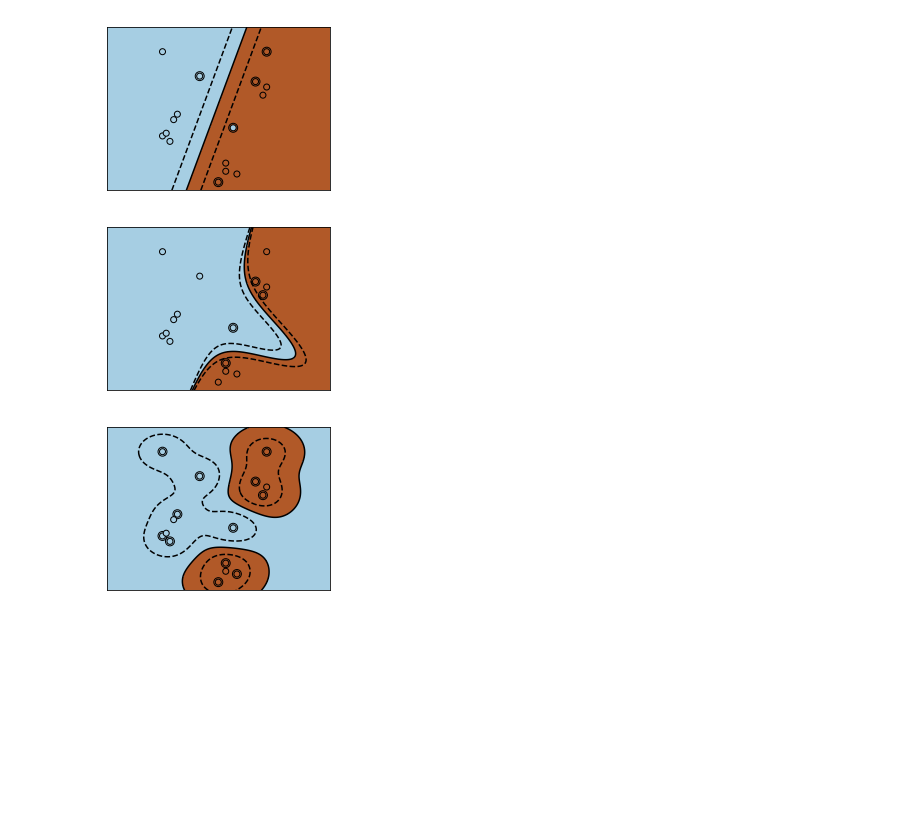
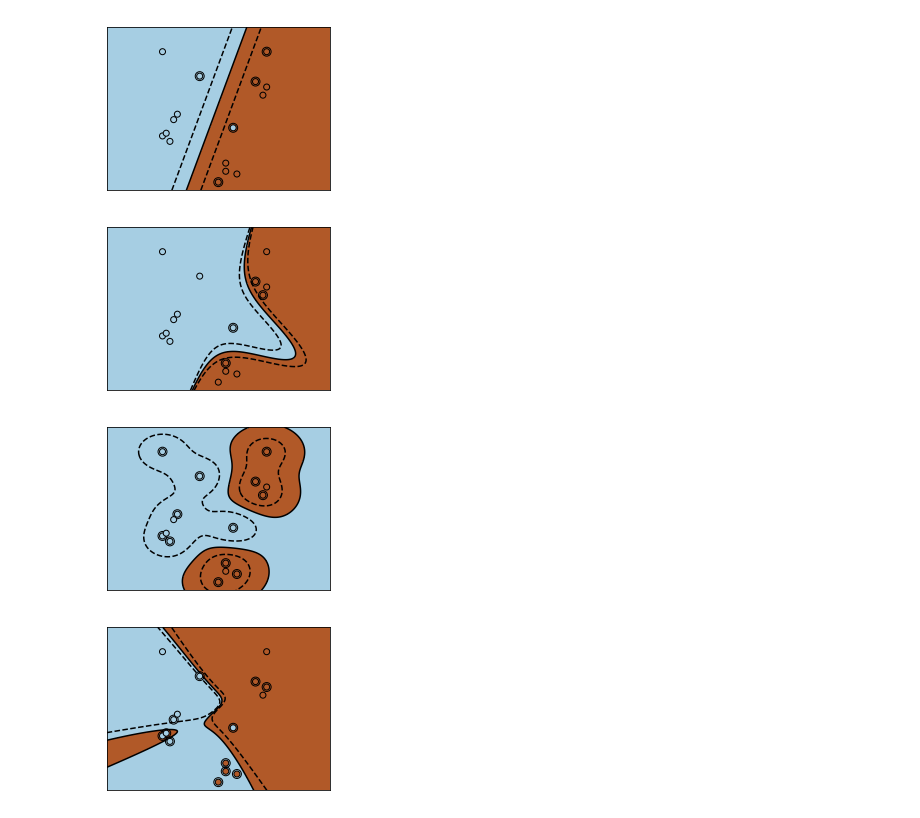
Before and after one commit to m11chal/mro-svm, a Jupyter notebook: kernels.ipynb, the cells around one changed output. Cells and saved outputs as stored; diff of their text form; code cells hidden in the pictures; blank space fills up the shorter version.

```diff
--- a/gaussian_kernels.ipynb
+++ b/kernels.ipynb
@@ -2,6 +2,7 @@
 import numpy as np
 import matplotlib.pyplot as plt
 from sklearn import svm
+from sklearn import metrics
 
 
 # Our dataset and targets
@@ -28,9 +29,9 @@ Y = [0] * 8 + [1] * 8
 fignum = 1
 
 # fit the model
-for kernel in ('linear', 'poly', 'rbf'):
+for kernel in ('linear', 'poly', 'rbf', 'sigmoid'):
     clf = svm.SVC(kernel=kernel, gamma=2)
-    clf.fit(X, Y)
+    y_score = clf.fit(X, Y).decision_function(X)
 
     # plot the line, the points, and the nearest vectors to the plane
     plt.figure(fignum, figsize=(4, 3))
@@ -41,30 +42,31 @@ for kernel in ('linear', 'poly', 'rbf'):
     plt.scatter(X[:, 0], X[:, 1], c=Y, zorder=10, cmap=plt.cm.Paired,
                 edgecolors='k')
 
     plt.axis('tight')
     x_min = -3
     x_max = 3
     y_min = -3
     y_max = 3
 
     XX, YY = np.mgrid[x_min:x_max:200j, y_min:y_max:200j]
     Z = clf.decision_function(np.c_[XX.ravel(), YY.ravel()])
 
     # Put the result into a color plot
     Z = Z.reshape(XX.shape)
     plt.figure(fignum, figsize=(4, 3))
     plt.pcolormesh(XX, YY, Z > 0, cmap=plt.cm.Paired)
     plt.contour(XX, YY, Z, colors=['k', 'k', 'k'], linestyles=['--', '-', '--'],
                 levels=[-.5, 0, .5])
 
     plt.xlim(x_min, x_max)
     plt.ylim(y_min, y_max)
 
     plt.xticks(())
     plt.yticks(())
     fignum = fignum + 1
 plt.show()
 # %% [output]
 [figure]
 [figure]
 [figure]
+[figure, added]
```
Also changed, not shown: 1 other file.
